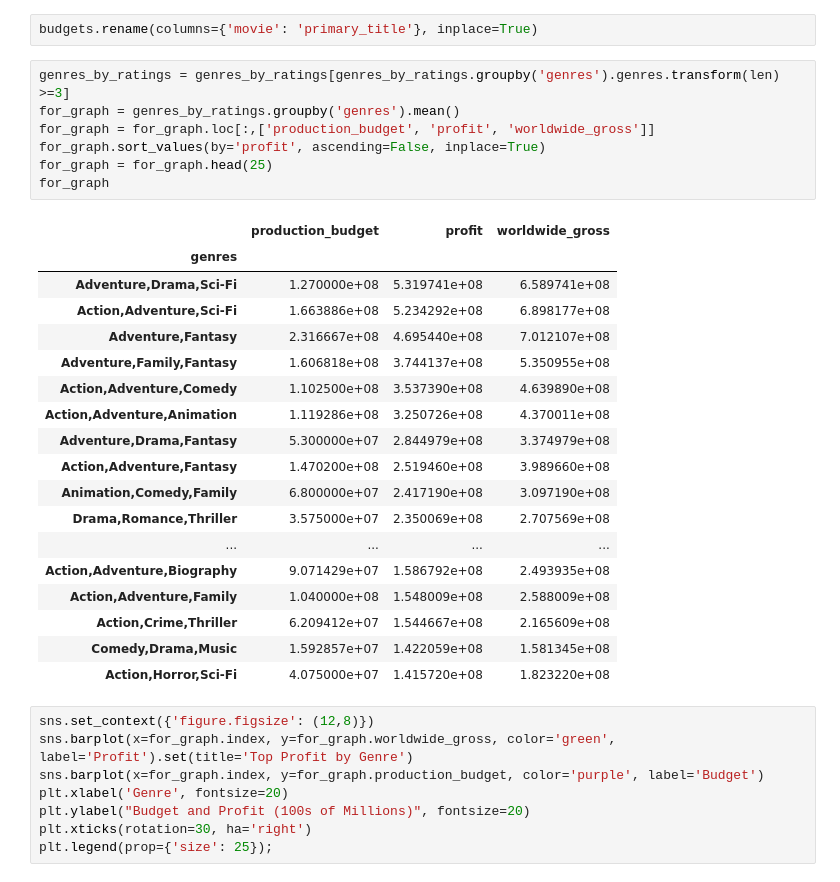
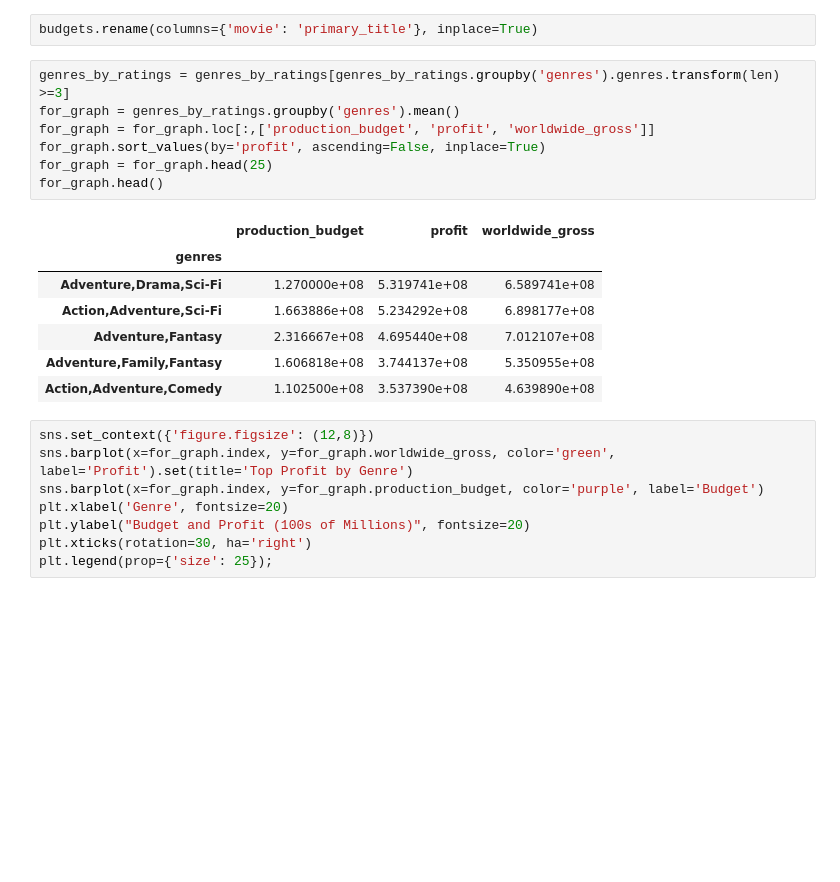
Before and after one commit to Benjamin2817/Microsoft-Movie-Analysis, a Jupyter notebook: Movie Analysis For Microsoft.ipynb, the cells around one changed output. Cells and saved outputs as stored; diff of their text form; blank space fills up the shorter version.

```diff
--- a/Movie Analysis For Microsoft.ipynb
+++ b/Movie Analysis For Microsoft.ipynb
@@ -76,29 +76,18 @@ budgets.rename(columns={'movie': 'primary_title'}, inplace=True)
 # %%
 genres_by_ratings = genres_by_ratings[genres_by_ratings.groupby('genres').genres.transform(len) >=3]
 for_graph = genres_by_ratings.groupby('genres').mean()
 for_graph = for_graph.loc[:,['production_budget', 'profit', 'worldwide_gross']]
 for_graph.sort_values(by='profit', ascending=False, inplace=True)
 for_graph = for_graph.head(25)
-for_graph
+for_graph.head()
 # %% [output]
 |  | production_budget | profit | worldwide_gross |
 | genres |  |  |  |
 | Adventure,Drama,Sci-Fi | 1.270000e+08 | 5.319741e+08 | 6.589741e+08 |
 | Action,Adventure,Sci-Fi | 1.663886e+08 | 5.234292e+08 | 6.898177e+08 |
 | Adventure,Fantasy | 2.316667e+08 | 4.695440e+08 | 7.012107e+08 |
 | Adventure,Family,Fantasy | 1.606818e+08 | 3.744137e+08 | 5.350955e+08 |
 | Action,Adventure,Comedy | 1.102500e+08 | 3.537390e+08 | 4.639890e+08 |
-| Action,Adventure,Animation | 1.119286e+08 | 3.250726e+08 | 4.370011e+08 |
-| Adventure,Drama,Fantasy | 5.300000e+07 | 2.844979e+08 | 3.374979e+08 |
-| Action,Adventure,Fantasy | 1.470200e+08 | 2.519460e+08 | 3.989660e+08 |
-| Animation,Comedy,Family | 6.800000e+07 | 2.417190e+08 | 3.097190e+08 |
-| Drama,Romance,Thriller | 3.575000e+07 | 2.350069e+08 | 2.707569e+08 |
-| ... | ... | ... | ... |
-| Action,Adventure,Biography | 9.071429e+07 | 1.586792e+08 | 2.493935e+08 |
-| Action,Adventure,Family | 1.040000e+08 | 1.548009e+08 | 2.588009e+08 |
-| Action,Crime,Thriller | 6.209412e+07 | 1.544667e+08 | 2.165609e+08 |
-| Comedy,Drama,Music | 1.592857e+07 | 1.422059e+08 | 1.581345e+08 |
-| Action,Horror,Sci-Fi | 4.075000e+07 | 1.415720e+08 | 1.823220e+08 |
 # %%
 sns.set_context({'figure.figsize': (12,8)})
 sns.barplot(x=for_graph.index, y=for_graph.worldwide_gross, color='green', label='Profit').set(title='Top Profit by Genre')
```
